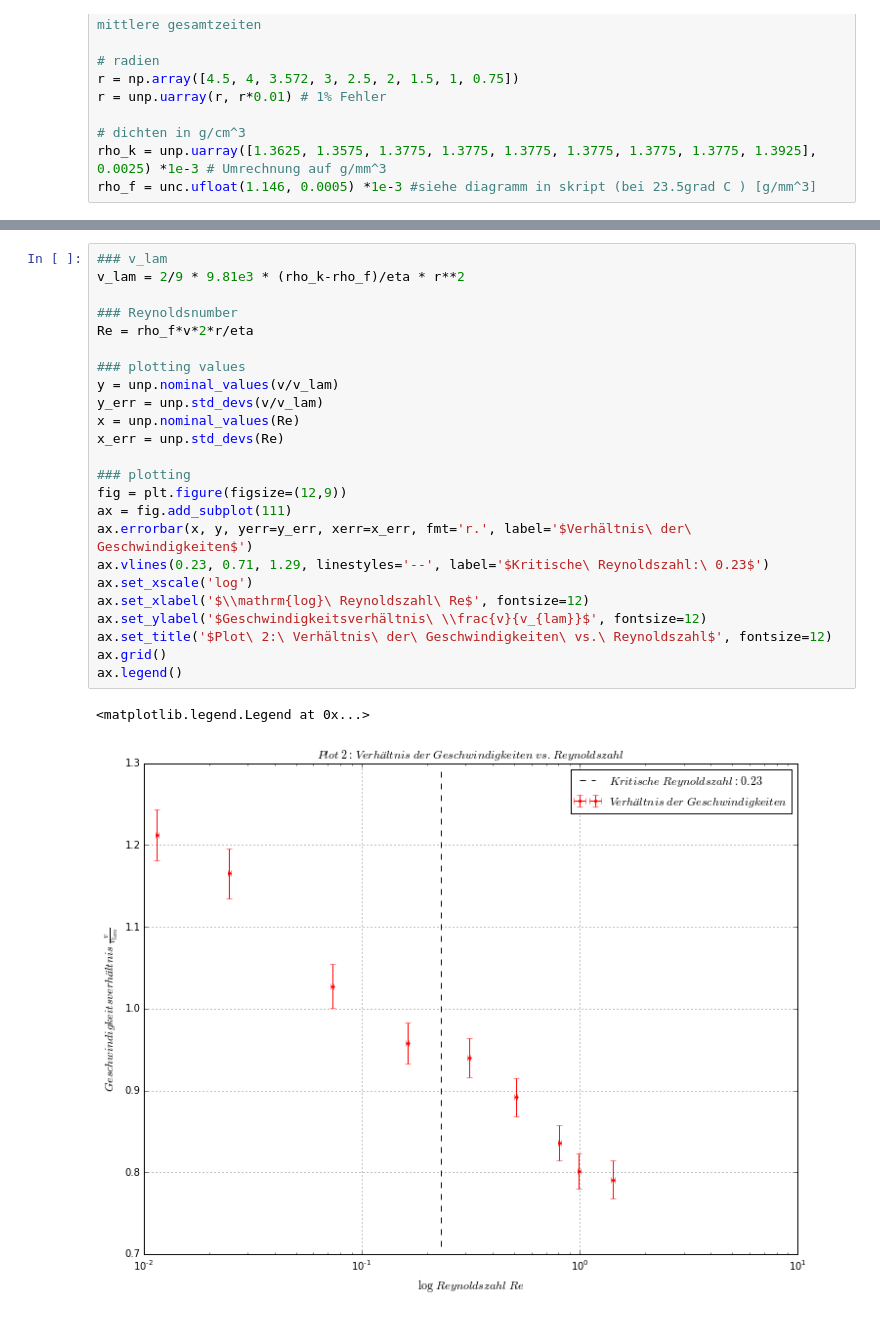
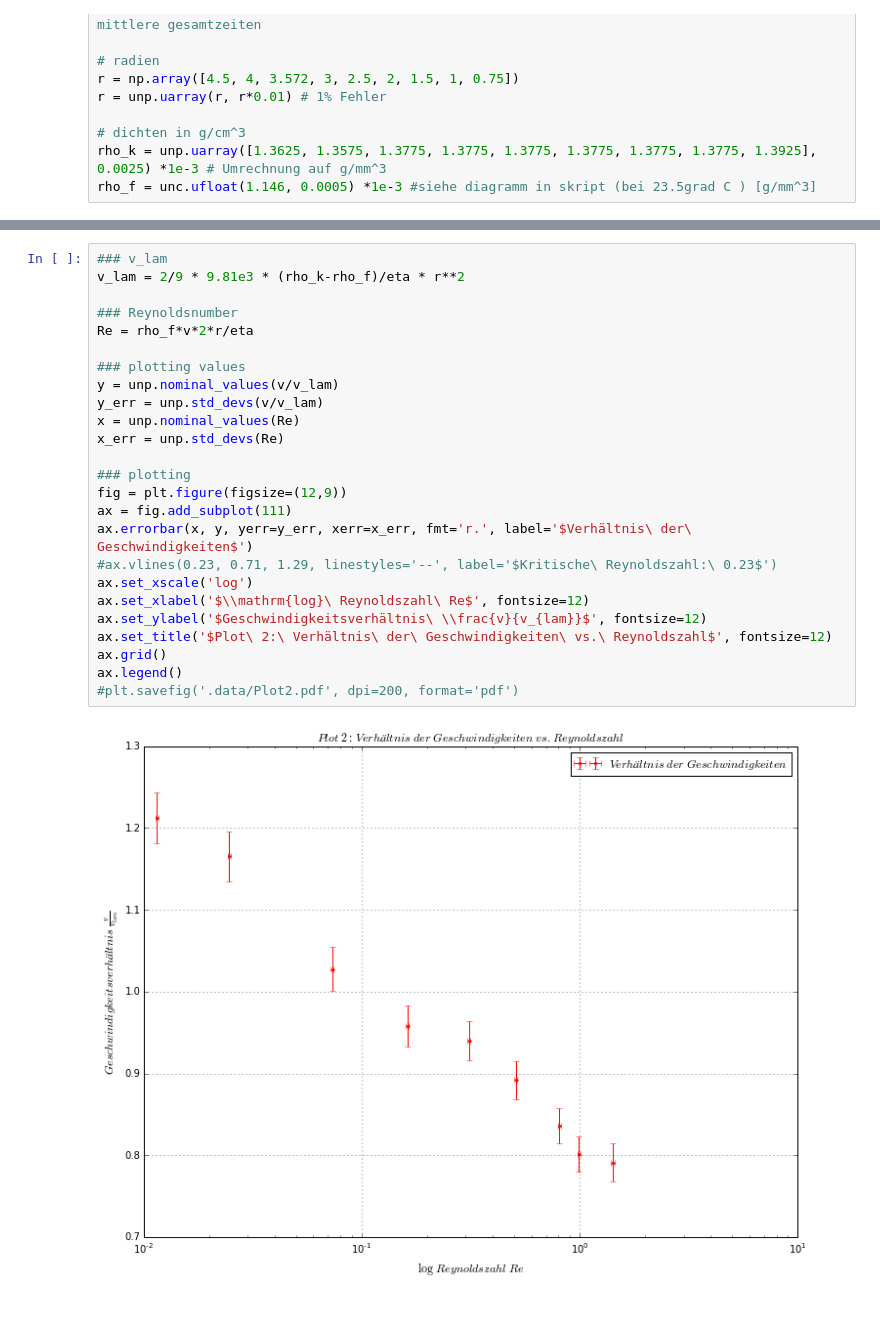
Before and after one commit to krauthex/AP2.1, a Jupyter notebook: v212/v212.ipynb, the cells around one changed output, grey strips where cells are left out. Cells and saved outputs as stored; diff of their text form.

Commit message:
added the 2 plots for the experiment, changed some small things in the notebook. using jupyter notebooks now.

```diff
--- a/v212/v212.ipynb
+++ b/v212/v212.ipynb
@@ -105,27 +105,27 @@ dynamische Viskosität:  0.2339+/-0.0022  [Pas]
 # %%
 ### v_lam
 v_lam = 2/9 * 9.81e3 * (rho_k-rho_f)/eta * r**2
 
 ### Reynoldsnumber
 Re = rho_f*v*2*r/eta
 
 ### plotting values
 y = unp.nominal_values(v/v_lam)
 y_err = unp.std_devs(v/v_lam)
 x = unp.nominal_values(Re)
 x_err = unp.std_devs(Re)
 
 ### plotting
 fig = plt.figure(figsize=(12,9))
 ax = fig.add_subplot(111)
 ax.errorbar(x, y, yerr=y_err, xerr=x_err, fmt='r.', label='$Verhältnis\ der\ Geschwindigkeiten$')
-ax.vlines(0.23, 0.71, 1.29, linestyles='--', label='$Kritische\ Reynoldszahl:\ 0.23$')
+#ax.vlines(0.23, 0.71, 1.29, linestyles='--', label='$Kritische\ Reynoldszahl:\ 0.23$')
 ax.set_xscale('log')
 ax.set_xlabel('$\\mathrm{log}\ Reynoldszahl\ Re$', fontsize=12)
 ax.set_ylabel('$Geschwindigkeitsverhältnis\ \\frac{v}{v_{lam}}$', fontsize=12)
 ax.set_title('$Plot\ 2:\ Verhältnis\ der\ Geschwindigkeiten\ vs.\ Reynoldszahl$', fontsize=12)
 ax.grid()
 ax.legend()
+#plt.savefig('.data/Plot2.pdf', dpi=200, format='pdf')
 # %% [output]
-<matplotlib.legend.Legend at 0x...>
-[figure, old version]
+[figure, new version]
```
Also changed, not shown: parts of 3 cells of this notebook, 2 other files.
